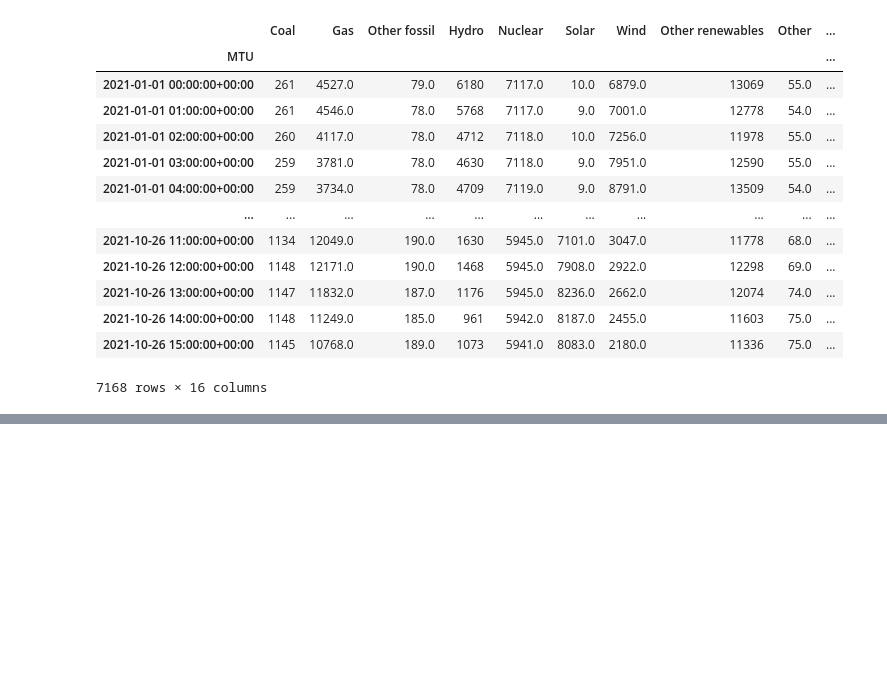
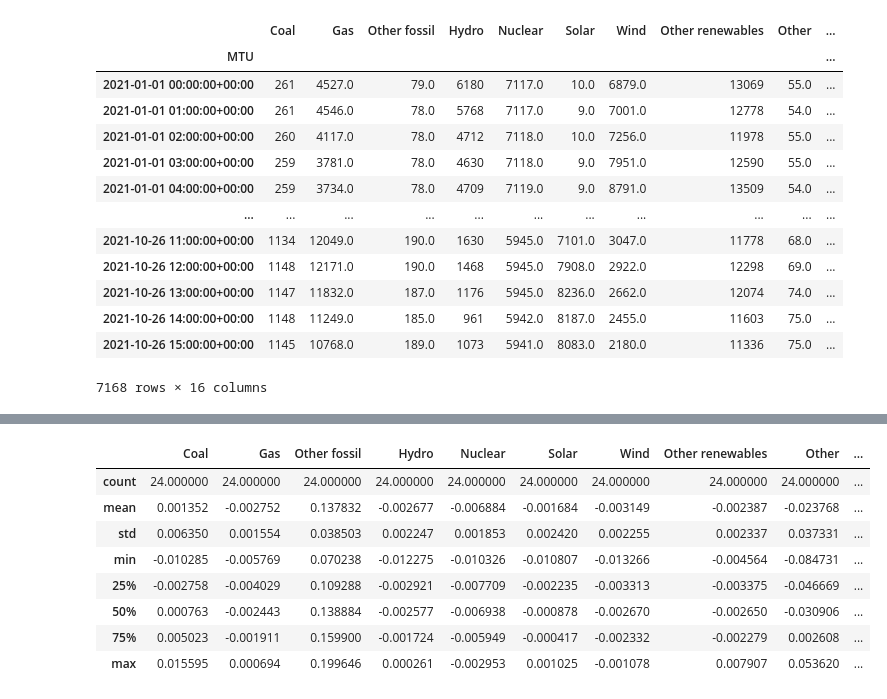
Before and after one commit to leatrin/electricity_prices, a Jupyter notebook: results.ipynb, the cells around one changed output, grey strips where cells are left out. Saved outputs shown, nothing was run; the diff lists cells and outputs as text; code cells hidden in the pictures; blank space fills up the shorter version.

```diff
--- a/results.ipynb
+++ b/results.ipynb
@@ -54,0 +148,14 @@ plt.ylim(-2,3)
+# %%
+new = pt.interpretable_coeff_reg_lin(dataset_input, months= [3,4,5,6,7])
+# %%
+new.describe()
+# %% [output]
+|  | Coal | Gas | Other fossil | Hydro | Nuclear | Solar | Wind | Other renewables | Other | ... |
+| count | 24.000000 | 24.000000 | 24.000000 | 24.000000 | 24.000000 | 24.000000 | 24.000000 | 24.000000 | 24.000000 | ... |
+| mean | 0.001352 | -0.002752 | 0.137832 | -0.002677 | -0.006884 | -0.001684 | -0.003149 | -0.002387 | -0.023768 | ... |
+| std | 0.006350 | 0.001554 | 0.038503 | 0.002247 | 0.001853 | 0.002420 | 0.002255 | 0.002337 | 0.037331 | ... |
+| min | -0.010285 | -0.005769 | 0.070238 | -0.012275 | -0.010326 | -0.010807 | -0.013266 | -0.004564 | -0.084731 | ... |
+| 25% | -0.002758 | -0.004029 | 0.109288 | -0.002921 | -0.007709 | -0.002235 | -0.003313 | -0.003375 | -0.046669 | ... |
+| 50% | 0.000763 | -0.002443 | 0.138884 | -0.002577 | -0.006938 | -0.000878 | -0.002670 | -0.002650 | -0.030906 | ... |
+| 75% | 0.005023 | -0.001911 | 0.159900 | -0.001724 | -0.005949 | -0.000417 | -0.002332 | -0.002279 | 0.002608 | ... |
+| max | 0.015595 | 0.000694 | 0.199646 | 0.000261 | -0.002953 | 0.001025 | -0.001078 | 0.007907 | 0.053620 | ... |
```
Also changed, not shown: parts of 9 cells of this notebook, 3 other files.
